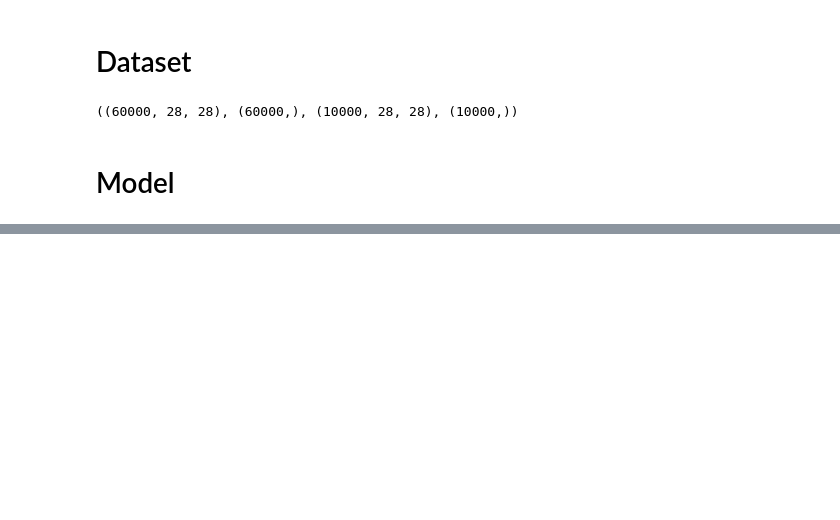
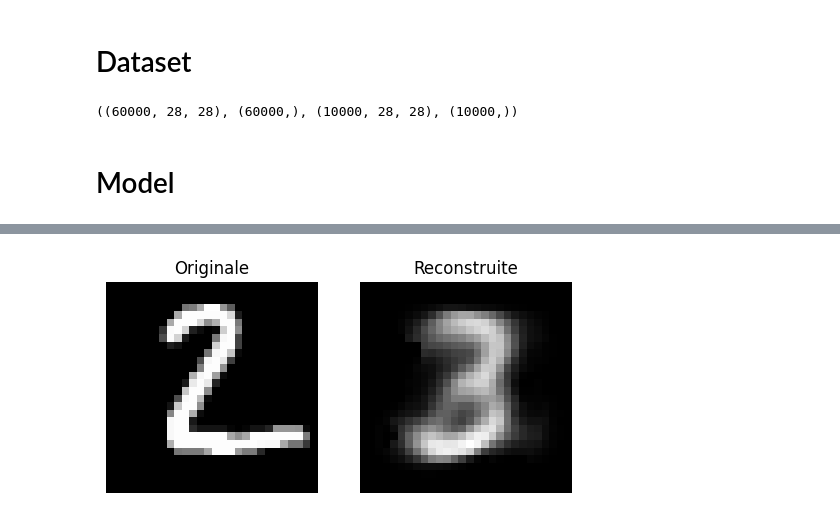
Before and after one commit to Nathan7128/5th-year-polytech, a Jupyter notebook: deep_learning/tp4/ex1_autoencodeur_variationnel.ipynb, the cells around one changed output, grey strips where cells are left out. Drawn from its saved outputs; the diff is of its cells as text; code cells hidden in the pictures; blank space fills up the shorter version.

```diff
--- a/deep_learning/tp4/ex1_autoencodeur_variationnel.ipynb
+++ b/deep_learning/tp4/ex1_autoencodeur_variationnel.ipynb
@@ -7,5 +7,3 @@ from keras.datasets import mnist
 X.shape, y.shape, X_test.shape, y_test.shape
 # %% [output]
 ((60000, 28, 28), (60000,), (10000, 28, 28), (10000,))
-# %%
-X, X_test = X/255, X_test/255
@@ -15,3 +10,9 @@ X_val, y_val = X[50000:], y[50000:]
+# %%
+X = X.reshape((60000, 28*28))/255
+X_test = X_test.reshape((10000, 28*28))/255
+# %%
+import numpy as np
+y_mu = np.zeros((X.shape[0], 2))
 # %% [markdown]
 # Model
 # %%
@@ -44,0 +48,5 @@ decodeur = Model(decodeur_inputs, x5)
+# %%
+history = autoencodeur_variationnel.fit(X, [X, y_mu, y_mu, y_mu],
+                              batch_size=256,
+                              epochs=50,
+                              validation_split=0.1)
@@ -44,0 +71,30 @@ decodeur = Model(decodeur_inputs, x5)
+# %%
+import matplotlib.pyplot as plt
+X_pred = autoencodeur_variationnel.predict(X_test)[0]
+from IPython.display import clear_output
+
+for i in range (len(X_pred)) :
+    plt.figure(figsize=(6,3))  # taille du canvas (largeur, hauteur)
+
+    # Image originale
+    plt.subplot(1, 2, 1)   # 1 ligne, 2 colonnes, 1er subplot
+    plt.imshow(X_test[i].reshape((28, 28)), cmap="gray")
+    plt.title("Originale")
+    plt.axis("off")
+
+    # Image reconstruite
+    plt.subplot(1, 2, 2)   # 1 ligne, 2 colonnes, 2e subplot
+    plt.imshow(X_pred[i].reshape((28, 28)), cmap="gray")
+    plt.title("Reconstruite")
+    plt.axis("off")
+
+    plt.show()
+
+    choix = input("Continuer ? (o/n) : ")
+
+    if choix.lower() == "n":
+        break
+
+    clear_output(wait=True)
+# %% [output]
+[figure, added]
```
Also changed, not shown: parts of 6 cells of this notebook, 8 other files.
